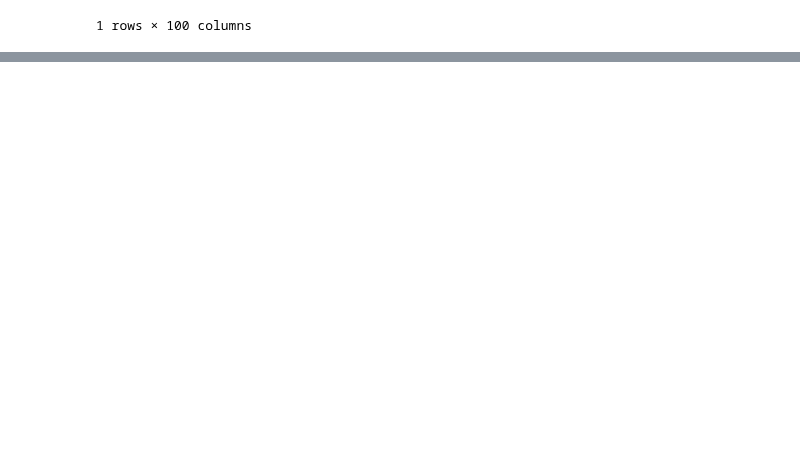
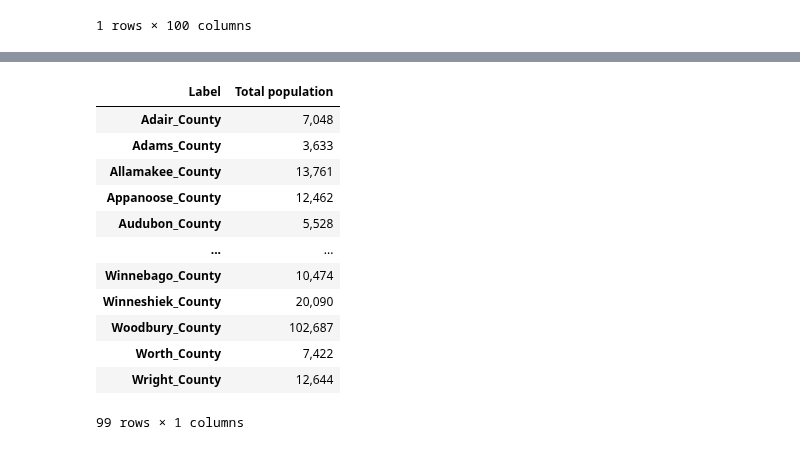
Before and after one commit to dgarbato/capstone, a Jupyter notebook: County Census population.ipynb, the cells around one changed output, grey strips where cells are left out. Drawn from its saved outputs; the diff is of its cells as text; code cells hidden in the pictures; blank space fills up the shorter version.

```diff
--- a/County Census population.ipynb
+++ b/County Census population.ipynb
@@ -108,0 +159,16 @@ dp05_county_new
+# %%
+dp05_county_new23.set_index('Label').T
+# %% [output]
+| Label | Total population |
+| Adair_County | 7,048 |
+| Adams_County | 3,633 |
+| Allamakee_County | 13,761 |
+| Appanoose_County | 12,462 |
+| Audubon_County | 5,528 |
+| ... | ... |
+| Winnebago_County | 10,474 |
+| Winneshiek_County | 20,090 |
+| Woodbury_County | 102,687 |
+| Worth_County | 7,422 |
+| Wright_County | 12,644 |
+99 rows × 1 columns
```
Also changed, not shown: parts of 12 cells of this notebook, 4 other files.
